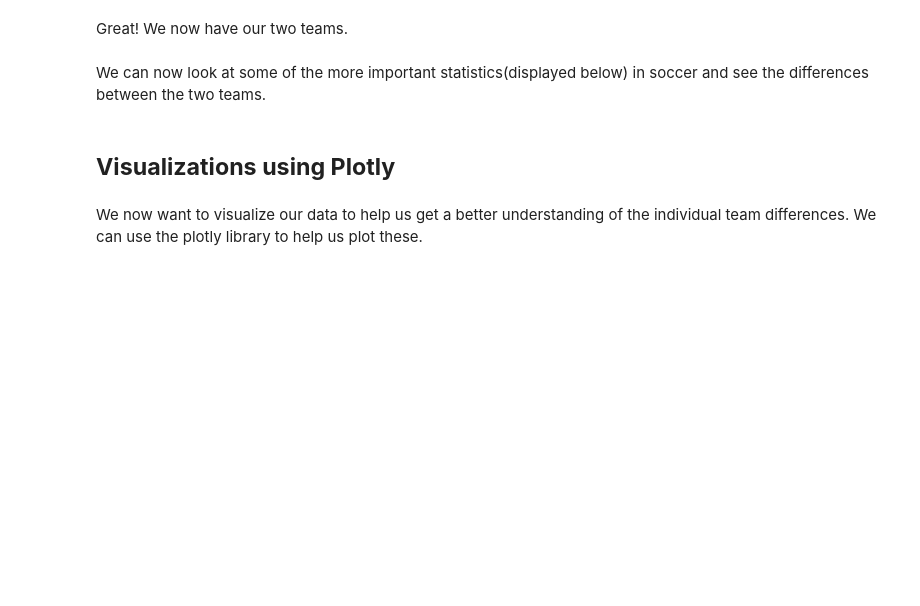
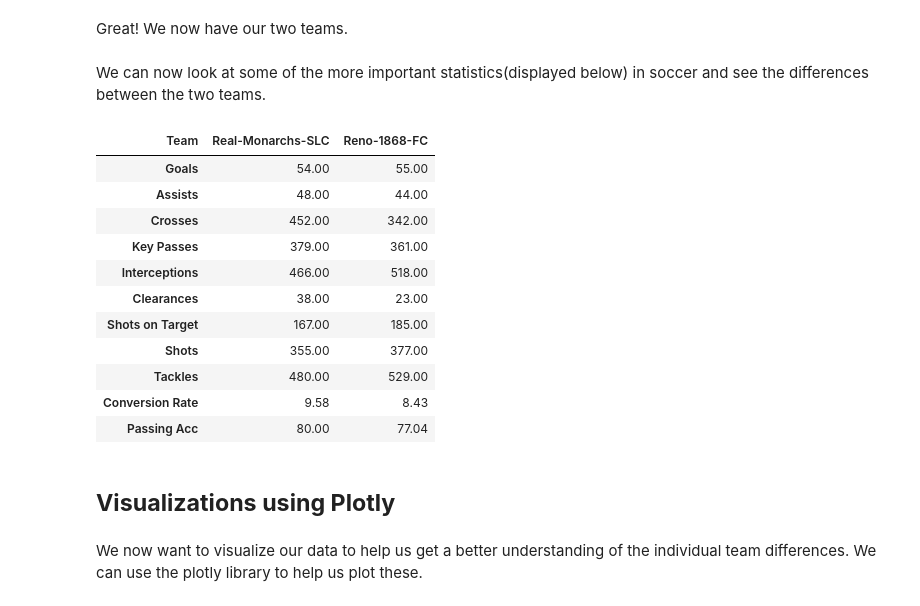
Before and after one commit to justingill/Data-Portfolio, a Jupyter notebook: USL_Scraper.ipynb, the cells around one changed output. Cells and saved outputs as stored; diff of their text form; code cells hidden in the pictures; blank space fills up the shorter version.

```diff
--- a/USL_Scraper.ipynb
+++ b/USL_Scraper.ipynb
@@ -144,7 +152,12 @@ def scrape_USL():
     driver.get('https://www.uslsoccer.com/usl-standings')
     time.sleep(1)
     presoup = BeautifulSoup(driver.page_source,'html.parser')
-    teams = [team.get_text().replace(' ','-') if team.get_text() != 'Pittsburgh Riverhounds SC' else 'Pittsburgh-Riverhounds' for team in presoup.find_all(class_='Opta-TeamLink Opta-Ext')]
+
+    teams = [team.get_text().replace(' ','-')
+             if team.get_text() != 'Pittsburgh Riverhounds SC'
+             else 'Pittsburgh-Riverhounds'
+             for team in presoup.find_all(class_='Opta-TeamLink Opta-Ext')]
+
     url = 'https://www.uslsoccer.com/{}-player-stats'
 
     usl = pd.DataFrame()
@@ -158,7 +171,6 @@ def scrape_USL():
                 element_present = EC.visibility_of_element_located((By.CLASS_NAME,
                                                                     'Opta-TabbedContent'))
                 WebDriverWait(driver, timeout).until(element_present)
-                #time.sleep(2)
             except TimeoutException:
                 print("Timed out waiting for {}".format(team))
 
@@ -226,10 +290,30 @@ Great! We now have our two teams.
 # %% [markdown]
 We can now look at some of the more important statistics(displayed below) in soccer and see the differences between the two teams.
 # %%
-compare = pd.concat([renovs[['Goals','Assists','Crosses','Key Passes','Interceptions',
-                             'Clearances','Team','Shots on Target','Shots','Tackles']].groupby('Team').sum().transpose(),
-           renovs[['Conversion Rate','Team','Passing Acc']].groupby('Team').mean().transpose()],axis=0)
+compare = pd.concat(
+    [
+    renovs[['Goals','Assists','Crosses','Key Passes','Interceptions','Clearances','Team','Shots on Target','Shots','Tackles']].
+                     groupby('Team').sum().transpose(),
+
+    renovs[['Conversion Rate','Team','Passing Acc']].
+                     groupby('Team').mean().transpose()
+    ],
+    axis=0
+)
 compare.applymap(lambda x: round(x,2))
+# %% [output]
+| Team | Real-Monarchs-SLC | Reno-1868-FC |
+| Goals | 54.00 | 55.00 |
+| Assists | 48.00 | 44.00 |
+| Crosses | 452.00 | 342.00 |
+| Key Passes | 379.00 | 361.00 |
+| Interceptions | 466.00 | 518.00 |
+| Clearances | 38.00 | 23.00 |
+| Shots on Target | 167.00 | 185.00 |
+| Shots | 355.00 | 377.00 |
+| Tackles | 480.00 | 529.00 |
+| Conversion Rate | 9.58 | 8.43 |
+| Passing Acc | 80.00 | 77.04 |
 # %% [markdown]
 ## **Visualizations using Plotly**
 # %% [markdown]
```
Also changed, not shown: parts of 11 cells of this notebook.
